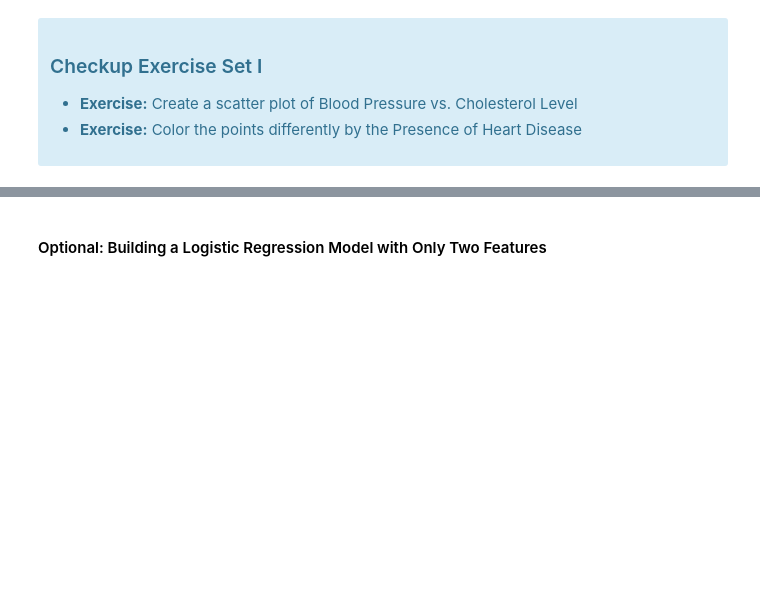
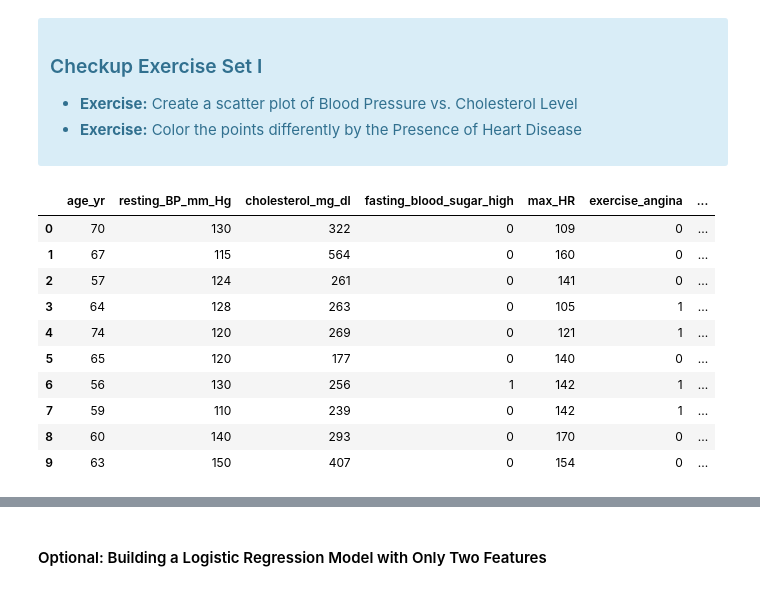
Before and after one commit to JTK112/Springboard--Joshua-D., a Jupyter notebook: Logistic Regression Advanced Case Study.ipynb, the cells around one changed output, grey strips where cells are left out. Cells and saved outputs as stored; diff of their text form; code cells hidden in the pictures; blank space fills up the shorter version.

```diff
--- a/Logistic Regression Advanced Case Study.ipynb
+++ b/Logistic Regression Advanced Case Study.ipynb
@@ -522,3 +522,17 @@ Finally, the concepts discussed above can be easily generalized to ICPs with a n
   <li> <b>Exercise:</b> Color the points differently by the Presence of Heart Disease
 </ul>
 </div>
+# %%
+dflog.head(10)
+# %% [output]
+|  | age_yr | resting_BP_mm_Hg | cholesterol_mg_dl | fasting_blood_sugar_high | max_HR | exercise_angina | ... |
+| 0 | 70 | 130 | 322 | 0 | 109 | 0 | ... |
+| 1 | 67 | 115 | 564 | 0 | 160 | 0 | ... |
+| 2 | 57 | 124 | 261 | 0 | 141 | 0 | ... |
+| 3 | 64 | 128 | 263 | 0 | 105 | 1 | ... |
+| 4 | 74 | 120 | 269 | 0 | 121 | 1 | ... |
+| 5 | 65 | 120 | 177 | 0 | 140 | 0 | ... |
+| 6 | 56 | 130 | 256 | 1 | 142 | 1 | ... |
+| 7 | 59 | 110 | 239 | 0 | 142 | 1 | ... |
+| 8 | 60 | 140 | 293 | 0 | 170 | 0 | ... |
+| 9 | 63 | 150 | 407 | 0 | 154 | 0 | ... |
```
Also changed, not shown: parts of 9 cells of this notebook.
